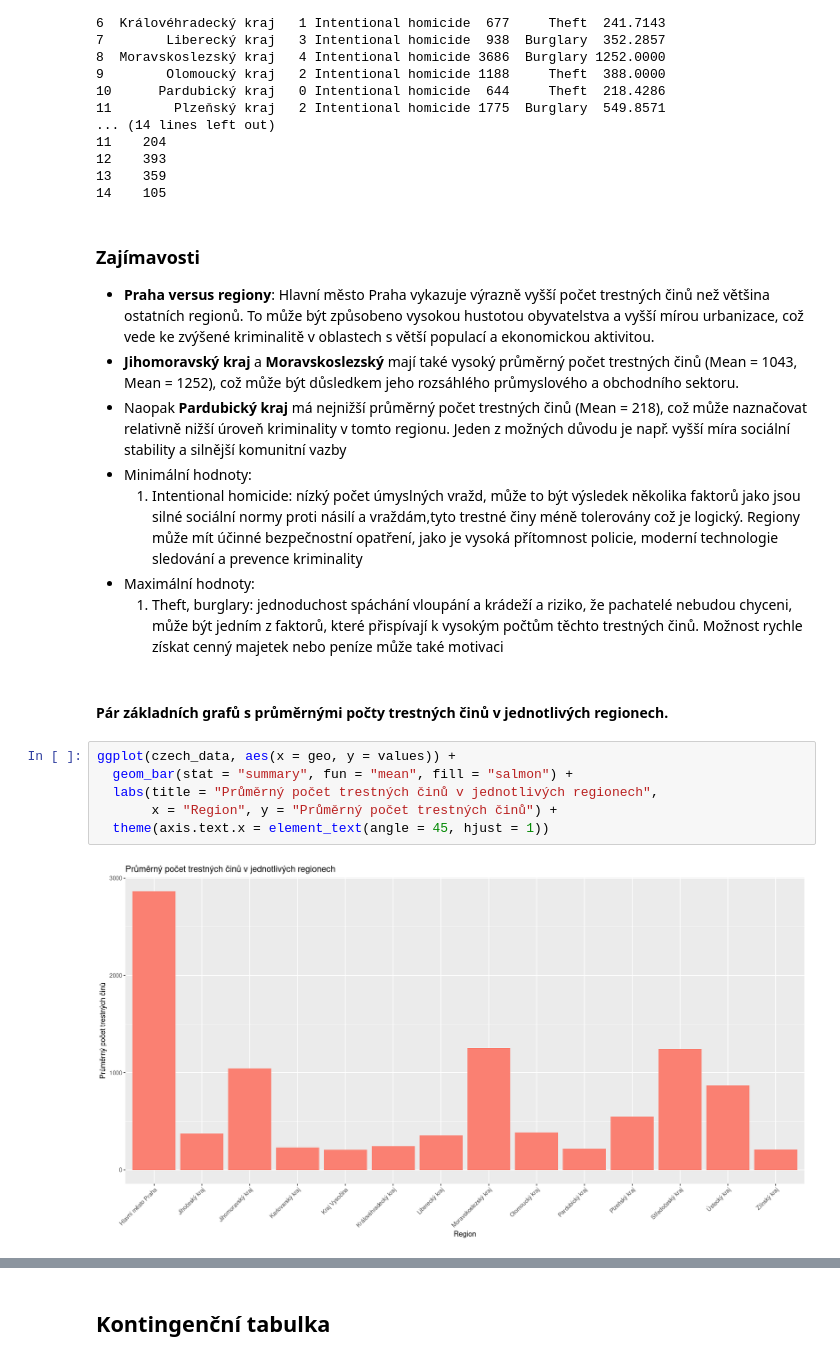
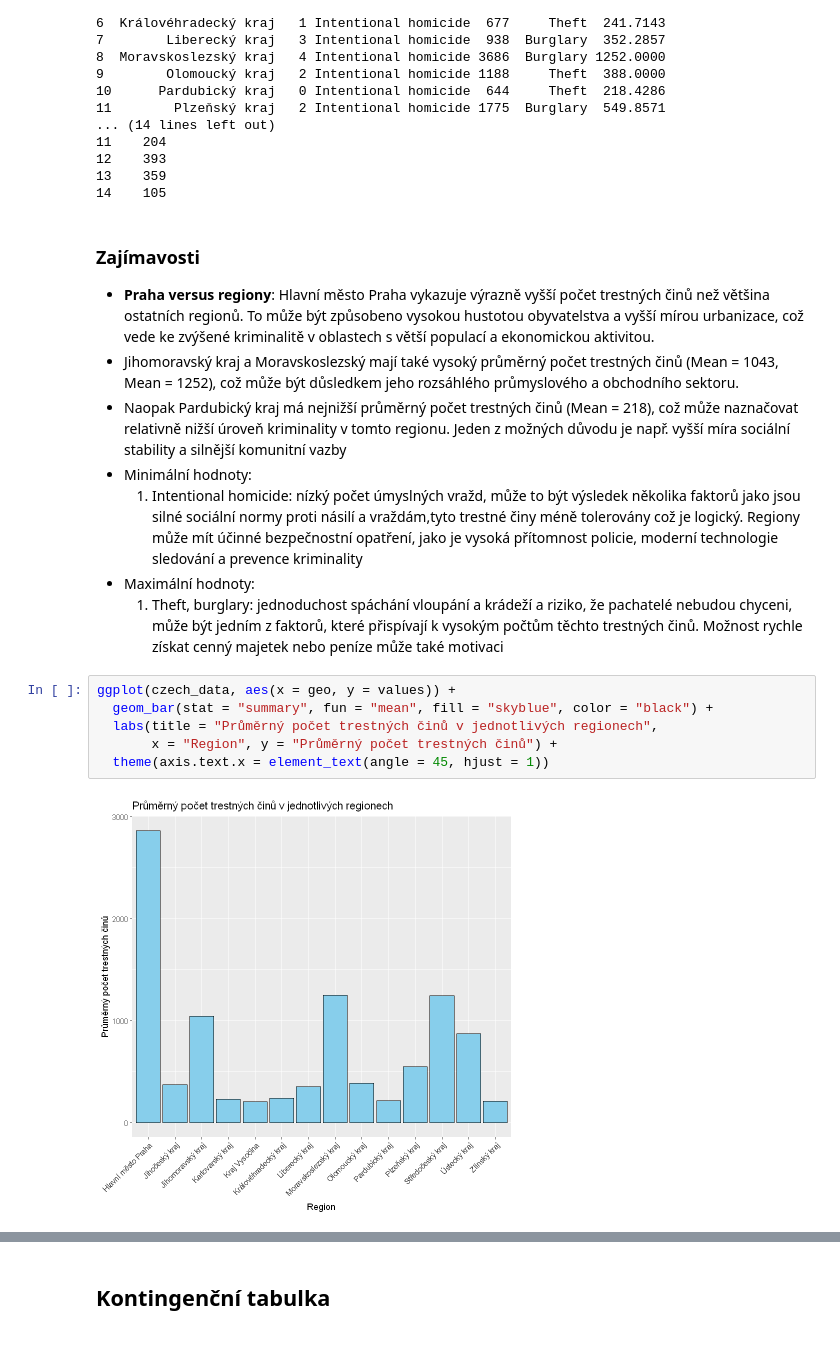
Before and after one commit to xsenyaaax/practicalStatistics, a Jupyter notebook: semestral-project.ipynb, the cells around one changed output, grey strips where cells are left out. Saved outputs shown, nothing was run; the diff lists cells and outputs as text.

```diff
--- a/semestral-project.ipynb
+++ b/semestral-project.ipynb
@@ -219,19 +208,17 @@ print(stats_table)
 ### Zajímavosti
 
  * **Praha versus regiony**: Hlavní město Praha vykazuje výrazně vyšší počet trestných činů než většina ostatních regionů. To může být způsobeno vysokou hustotou obyvatelstva a vyšší mírou urbanizace, což vede ke zvýšené kriminalitě v oblastech s větší populací a ekonomickou aktivitou.
- * **Jihomoravský kraj** a **Moravskoslezský** mají také vysoký průměrný počet trestných činů (Mean = 1043, Mean = 1252), což může být důsledkem jeho rozsáhlého průmyslového a obchodního sektoru.
- * Naopak **Pardubický kraj** má nejnižší průměrný počet trestných činů (Mean = 218), což může naznačovat relativně nižší úroveň kriminality v tomto regionu. Jeden z možných důvodu je např. vyšší míra sociální stability a silnější komunitní vazby
+ * Jihomoravský kraj a Moravskoslezský mají také vysoký průměrný počet trestných činů (Mean = 1043, Mean = 1252), což může být důsledkem jeho rozsáhlého průmyslového a obchodního sektoru.
+ * Naopak Pardubický kraj má nejnižší průměrný počet trestných činů (Mean = 218), což může naznačovat relativně nižší úroveň kriminality v tomto regionu. Jeden z možných důvodu je např. vyšší míra sociální stability a silnější komunitní vazby
  * Minimální hodnoty:
      1. Intentional homicide: nízký počet úmyslných vražd, může to být výsledek několika faktorů jako jsou silné sociální normy proti násilí a vraždám,tyto trestné činy méně tolerovány což je logický. Regiony může mít účinné bezpečnostní opatření, jako je vysoká přítomnost policie, moderní technologie sledování a prevence kriminality
  * Maximální hodnoty:
      1. Theft, burglary: jednoduchost spáchání vloupání a krádeží a riziko, že pachatelé nebudou chyceni, může být jedním z faktorů, které přispívají k vysokým počtům těchto trestných činů. Možnost rychle získat cenný majetek nebo peníze může také motivaci
-# %% [markdown]
-#### Pár základních grafů s průměrnými počty trestných činů v jednotlivých regionech.
 # %%
 ggplot(czech_data, aes(x = geo, y = values)) +
-  geom_bar(stat = "summary", fun = "mean", fill = "salmon") +
+  geom_bar(stat = "summary", fun = "mean", fill = "skyblue", color = "black") +
   labs(title = "Průměrný počet trestných činů v jednotlivých regionech",
        x = "Region", y = "Průměrný počet trestných činů") +
   theme(axis.text.x = element_text(angle = 45, hjust = 1))
 # %% [output]
-[figure, old version]
+[figure, new version]
```
Also changed, not shown: parts of 26 cells of this notebook.
